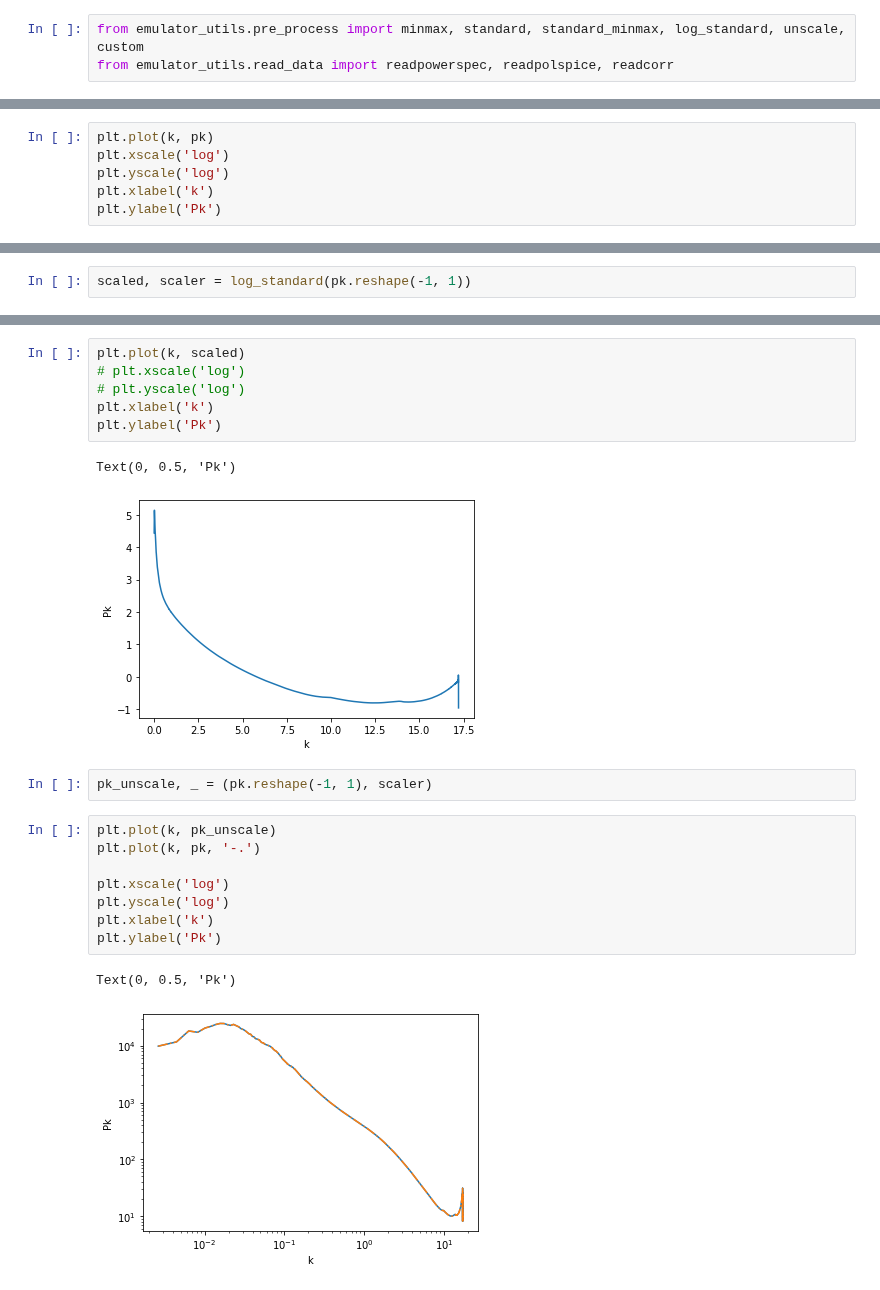
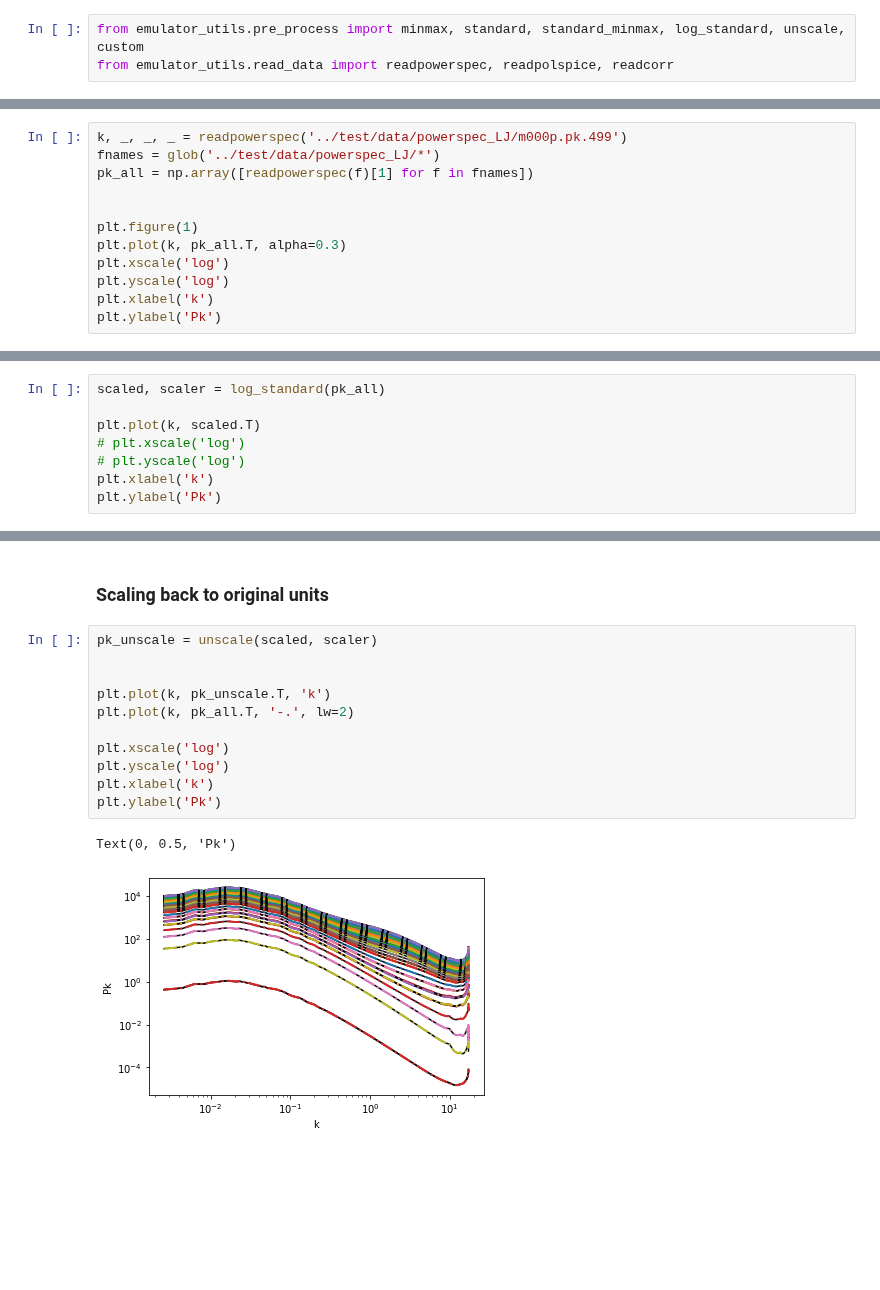
Before and after one commit to patricialarsen/emulator_utils, a Jupyter notebook: notebooks/preproc_utils.ipynb, the cells around one changed output, grey strips where cells are left out. Cells and saved outputs as stored; diff of their text form; blank space fills up the shorter version.

```diff
--- a/notebooks/preproc_utils.ipynb
+++ b/notebooks/preproc_utils.ipynb
@@ -9,5 +10,11 @@ k, pk, err, nmodes = readpowerspec('../test/data/powerspec_LJ/m000p.pk.499')
 # %%
-plt.plot(k, pk)
+k, _, _, _ = readpowerspec('../test/data/powerspec_LJ/m000p.pk.499')
+fnames = glob('../test/data/powerspec_LJ/*')
+pk_all = np.array([readpowerspec(f)[1] for f in fnames])
+
+
+plt.figure(1)
+plt.plot(k, pk_all.T, alpha=0.3)
 plt.xscale('log')
 plt.yscale('log')
 plt.xlabel('k')
@@ -18,2 +27,8 @@ Text(0, 0.5, 'Pk')
 # %%
-scaled, scaler = log_standard(pk.reshape(-1, 1))
+scaled, scaler = log_standard(pk_all)
+
+plt.plot(k, scaled.T)
+# plt.xscale('log')
+# plt.yscale('log')
+plt.xlabel('k')
+plt.ylabel('Pk')
@@ -20,22 +38,16 @@ scaled, scaler = log_standard(pk.reshape(-1, 1))
-# %%
-plt.plot(k, scaled)
-# plt.xscale('log')
-# plt.yscale('log')
-plt.xlabel('k')
-plt.ylabel('Pk')
-# %% [output]
-Text(0, 0.5, 'Pk')
-[figure, removed]
-# %%
-pk_unscale, _ = (pk.reshape(-1, 1), scaler)
+# %% [markdown]
+### Scaling back to original units
 # %%
-plt.plot(k, pk_unscale)
-plt.plot(k, pk, '-.')
+pk_unscale = unscale(scaled, scaler)
+
+
+plt.plot(k, pk_unscale.T, 'k')
+plt.plot(k, pk_all.T, '-.', lw=2)
 
 plt.xscale('log')
 plt.yscale('log')
 plt.xlabel('k')
 plt.ylabel('Pk')
 # %% [output]
 Text(0, 0.5, 'Pk')
-[figure, old version]
+[figure, new version]
```
Also changed, not shown: parts of 7 cells of this notebook, 2 other files.
